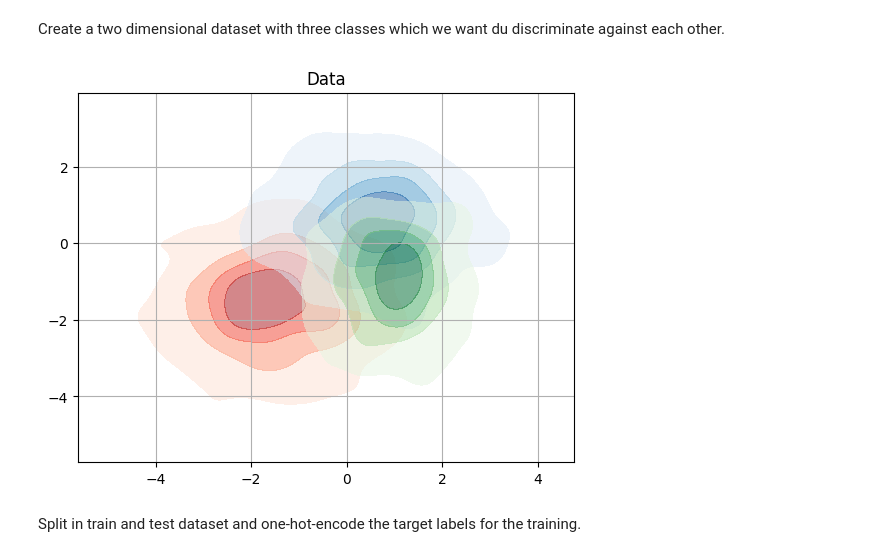
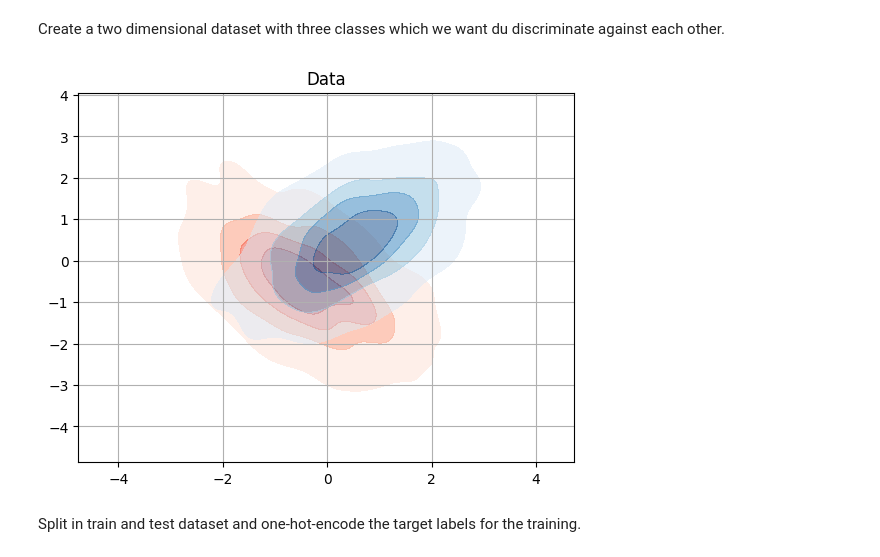
Before and after one commit to lsowa/tayloranalysis, a Jupyter notebook: examples/example_dnn.ipynb, the cells around one changed output. Cells and saved outputs as stored; diff of their text form; code cells hidden in the pictures.

```diff
--- a/examples/example_dnn.ipynb
+++ b/examples/example_dnn.ipynb
@@ -19,11 +19,11 @@ from tayloranalysis.model_extension import extend_model
 Create a two dimensional dataset with three classes which we want du discriminate against each other.
 # %%
 names = ["x1", "x2"]
-x_train, y_train = gen_data(400)
-x_test, y_test = gen_data(400)
+x_train, y_train = gen_data(1000, mode="binary")
+x_test, y_test = gen_data(1000, mode="binary")
 plot_data(x_train, y_train)
 # %% [output]
-[figure, old version]
+[figure, new version]
 # %% [markdown]
 Split in train and test dataset and one-hot-encode the target labels for the training.
 # %%
```
Also changed, not shown: parts of 9 cells of this notebook, 4 other files.
